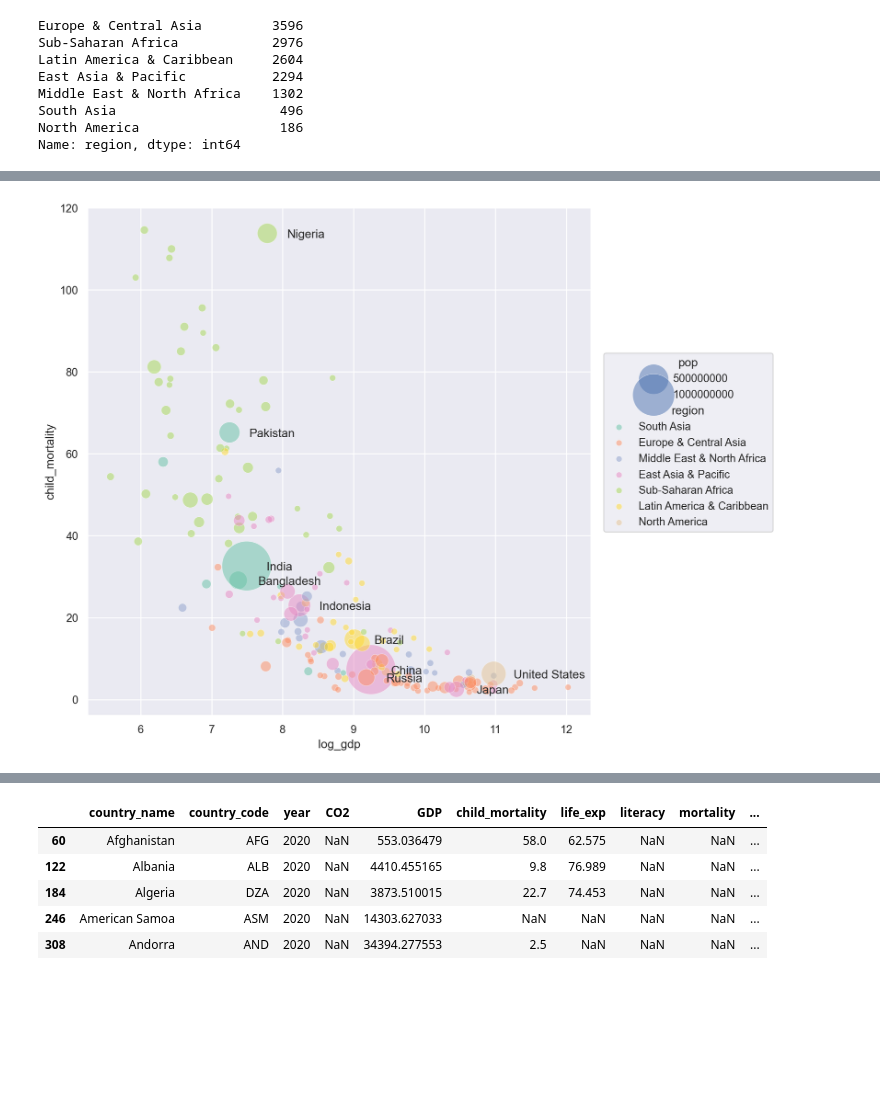
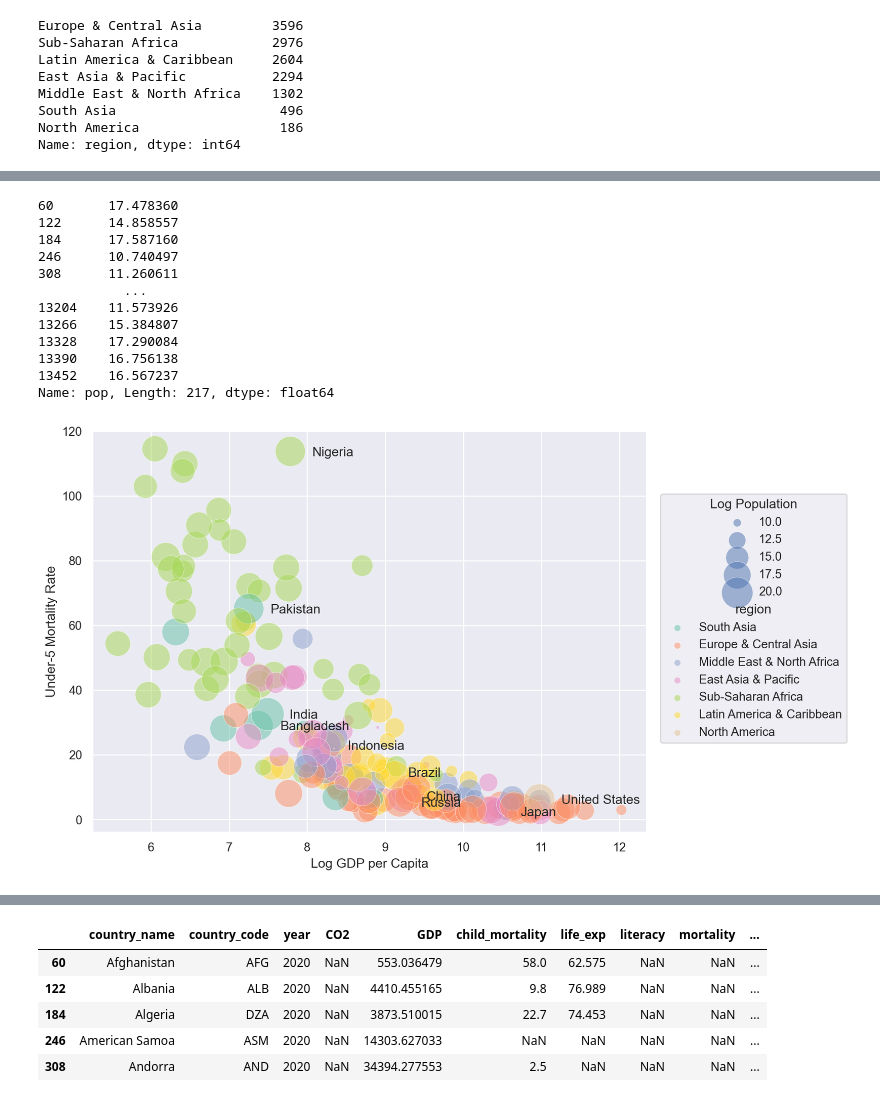
Before and after one commit to skcho13/ds23s, a Jupyter notebook: contents/ignore/others.ipynb, the cells around one changed output, grey strips where cells are left out. Cells and saved outputs as stored; diff of their text form; code cells hidden in the pictures; blank space fills up the shorter version.

```diff
--- a/contents/ignore/others.ipynb
+++ b/contents/ignore/others.ipynb
@@ -23,7 +23,7 @@ names.append("GDP per capita (constant 2015 US$)")
 
 countries = world["Country Code"].unique()
 # %%
-wdi = pd.read_parquet("data/wdi.parquet")
+wdi = pd.read_parquet("../data/wdi.parquet")
 wdi2 = wdi[wdi["Indicator Name"].isin(names) & wdi["Country Code"].isin(countries)].copy()
 
 indic_name = wdi2["Indicator Name"].unique()
@@ -65,7 +65,7 @@ indicators[indicators.str.contains("region")]
 765    Merchandise imports from low- and middle-incom...
 dtype: object
 # %%
-wdi_country = pd.read_csv("data/WDICountry.csv")
+wdi_country = pd.read_csv("../data/WDICountry.csv")
 
 wdi2_long2 = wdi2_long2.merge(wdi_country[["Country Code", "Short Name", "Region"]], left_on="country_code", right_on="Country Code", how="left")
 
@@ -86,9 +102,27 @@ Name: region, dtype: int64
+# %%
+x = wdi_2020["pop"]
+# %%
+np.log(x)
+# %% [output]
+60       17.478360
+122      14.858557
+184      17.587160
+246      10.740497
+308      11.260611
+           ...
+13204    11.573926
+13266    15.384807
+13328    17.290084
+13390    16.756138
+13452    16.567237
+Name: pop, Length: 217, dtype: float64
 # %%
 wdi_2020 = wdi2_long2.query('year == 2020')
 
 wdi_2020 = wdi_2020.assign(
     log_gdp = lambda x: np.log(x.GDP),
     log_child_mortality = lambda x: np.log(x.child_mortality),
+    log_pop = lambda x: np.log(x["pop"])
 )
 # %%
 big_countries = wdi_2020.nlargest(10, "pop")["country"]
@@ -97,13 +131,14 @@ wdi_2020_big = wdi_2020[idx]
 # %%
 (
     so.Plot(wdi_2020, x="log_gdp", y="child_mortality")
-    .add(so.Dot(edgecolor="white", alpha=.5), pointsize="pop", color="region")
-    .scale(pointsize=(6, 50), color="Set2")
-    .layout(size=(8, 8))
+    .add(so.Dot(edgecolor="white", alpha=.5), pointsize="log_pop", color="region")
+    .scale(pointsize=(1, 30), color="Set2")
+    .layout(size=(8, 6))
     .add(so.Text(halign="left", offset=20),
          x=wdi_2020_big.log_gdp,
          y=wdi_2020_big.child_mortality,
          text=wdi_2020_big.country)
+    .label(x="Log GDP per Capita", y="Under-5 Mortality Rate", pointsize="Log Population")
 )
 # %% [output]
-[figure, old version]
+[figure, new version]
```
Also changed, not shown: parts of 2 cells of this notebook, 28 other files.
